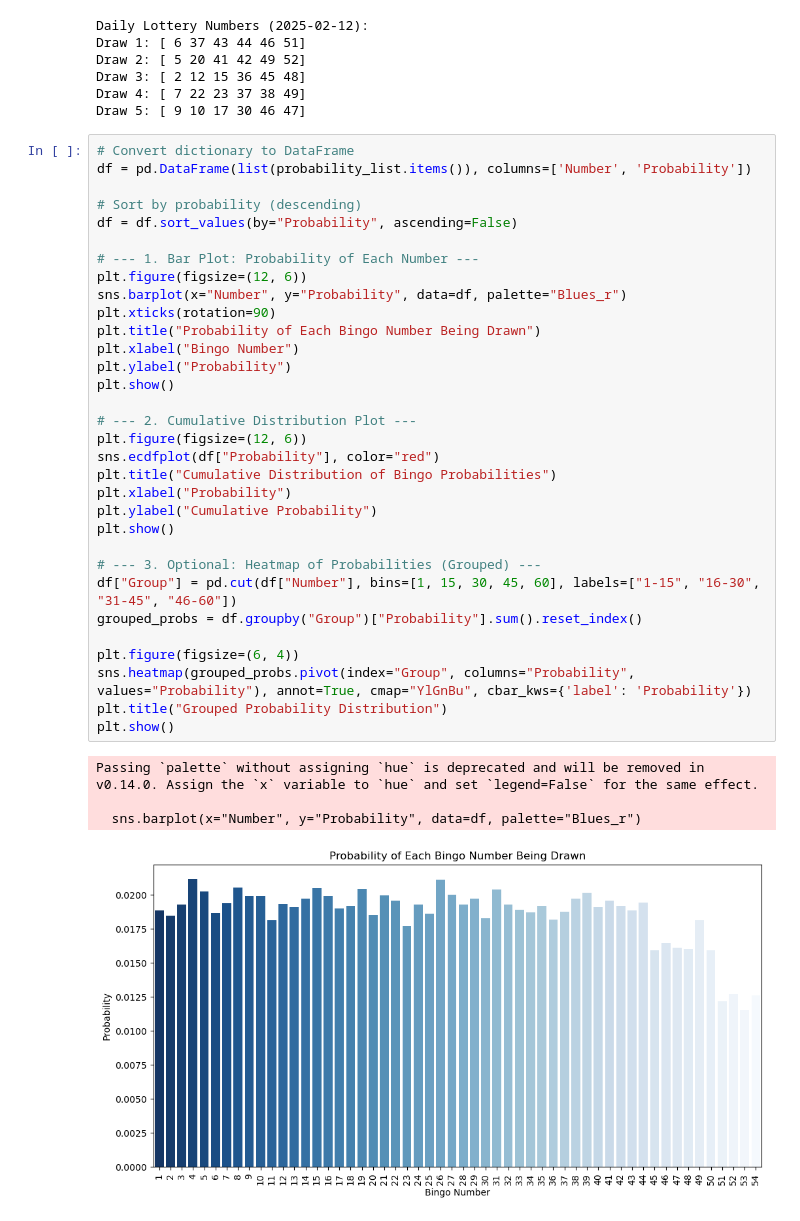
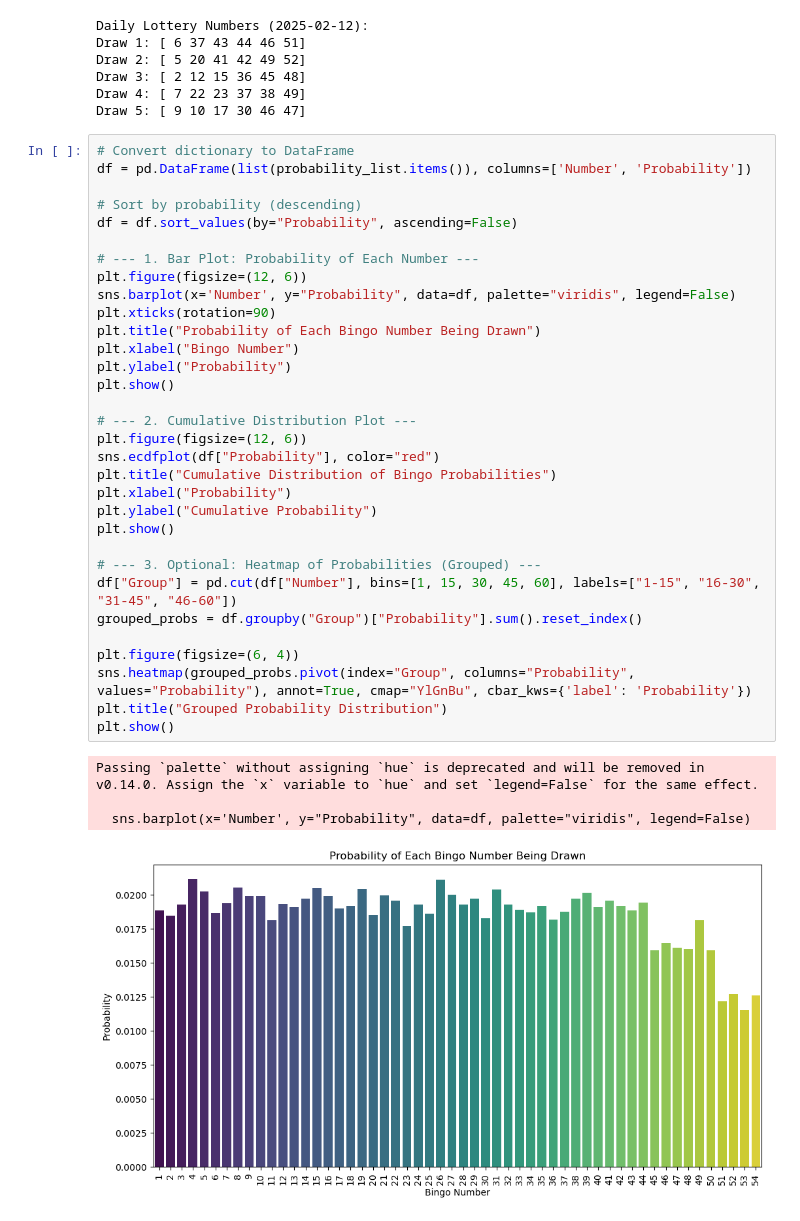
Before and after one commit to FurrowSam/Lotto_Predictions, a Jupyter notebook: predictions.ipynb, the cells around one changed output. Cells and saved outputs as stored; diff of their text form.

```diff
--- a/predictions.ipynb
+++ b/predictions.ipynb
@@ -262,35 +262,35 @@ df = pd.DataFrame(list(probability_list.items()), columns=['Number', 'Probabilit
 # Sort by probability (descending)
 df = df.sort_values(by="Probability", ascending=False)
 
 # --- 1. Bar Plot: Probability of Each Number ---
 plt.figure(figsize=(12, 6))
-sns.barplot(x="Number", y="Probability", data=df, palette="Blues_r")
+sns.barplot(x='Number', y="Probability", data=df, palette="viridis", legend=False)
 plt.xticks(rotation=90)
 plt.title("Probability of Each Bingo Number Being Drawn")
 plt.xlabel("Bingo Number")
 plt.ylabel("Probability")
 plt.show()
 
 # --- 2. Cumulative Distribution Plot ---
 plt.figure(figsize=(12, 6))
 sns.ecdfplot(df["Probability"], color="red")
 plt.title("Cumulative Distribution of Bingo Probabilities")
 plt.xlabel("Probability")
 plt.ylabel("Cumulative Probability")
 plt.show()
 
 # --- 3. Optional: Heatmap of Probabilities (Grouped) ---
 df["Group"] = pd.cut(df["Number"], bins=[1, 15, 30, 45, 60], labels=["1-15", "16-30", "31-45", "46-60"])
 grouped_probs = df.groupby("Group")["Probability"].sum().reset_index()
 
 plt.figure(figsize=(6, 4))
 sns.heatmap(grouped_probs.pivot(index="Group", columns="Probability", values="Probability"), annot=True, cmap="YlGnBu", cbar_kws={'label': 'Probability'})
 plt.title("Grouped Probability Distribution")
 plt.show()
 # %% [output]
 Passing `palette` without assigning `hue` is deprecated and will be removed in v0.14.0. Assign the `x` variable to `hue` and set `legend=False` for the same effect.
 
-  sns.barplot(x="Number", y="Probability", data=df, palette="Blues_r")
+  sns.barplot(x='Number', y="Probability", data=df, palette="viridis", legend=False)
-[figure, old version]
+[figure, new version]
 [figure]
 [figure]
```
